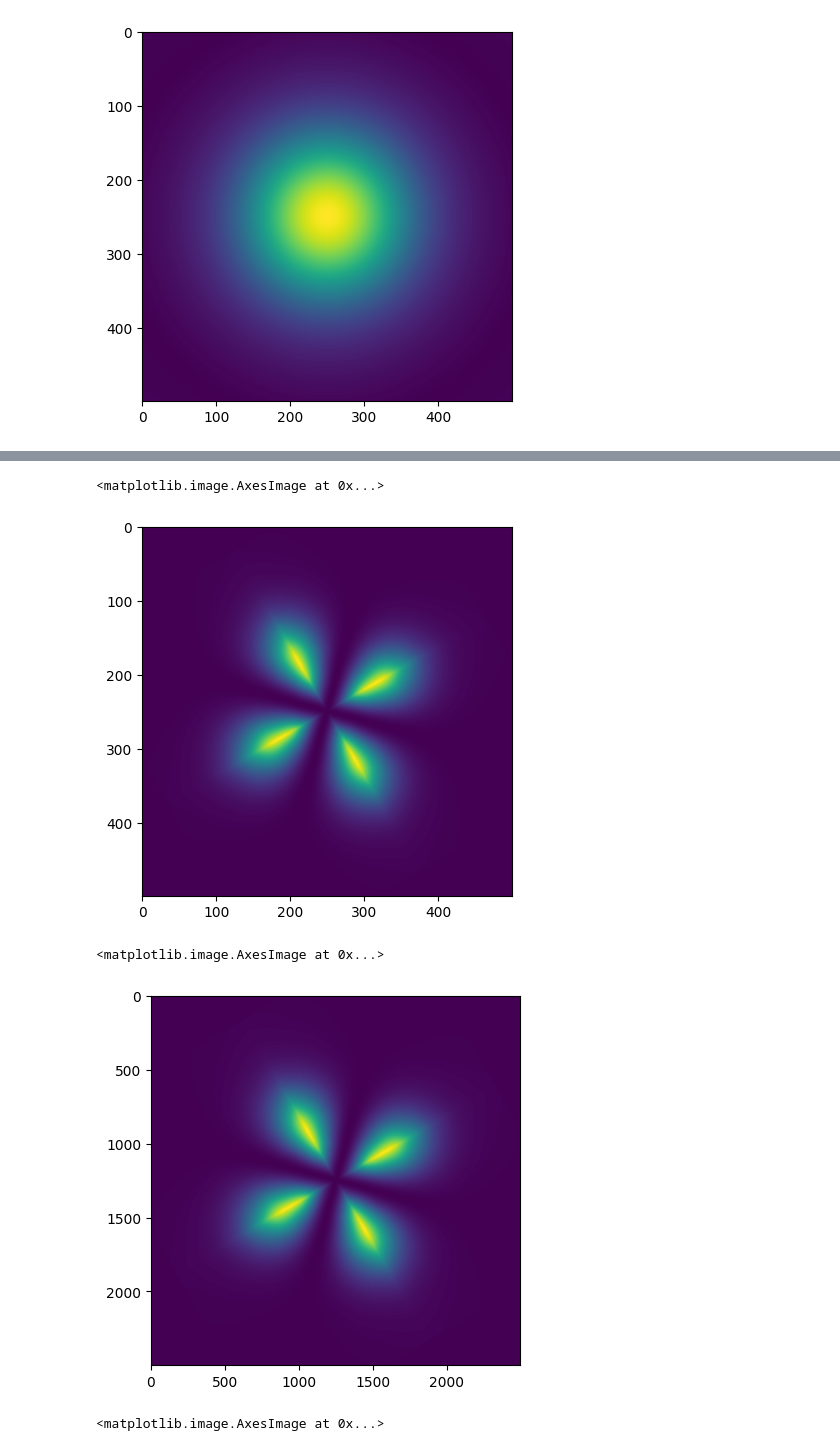
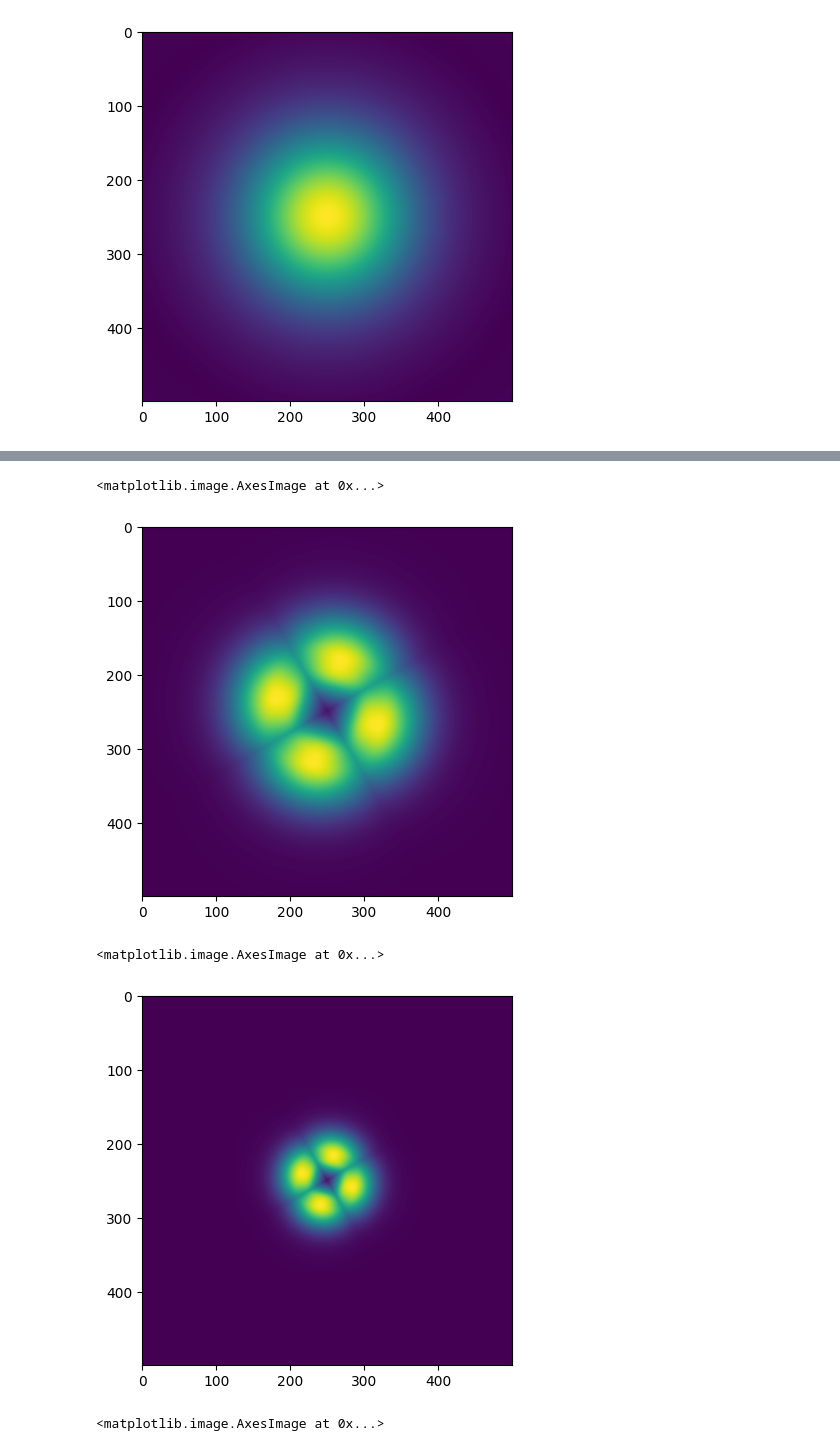
Before and after one commit to ethan-becker-fathom/fiber_modeling, a Jupyter notebook: Mode_Plotting.ipynb, the cells around one changed output, grey strips where cells are left out. Cells and saved outputs as stored; diff of their text form; code cells hidden in the pictures.

```diff
--- a/Mode_Plotting.ipynb
+++ b/Mode_Plotting.ipynb
@@ -13,7 +13,7 @@ from tkinter import filedialog
 import math
 import cv2
 # %%
-# file_path = Path('C:/Users/ethan/Fathom Radiant Dropbox/Engineering/Fiber/Simulation/Lumerical/TAF Fiber Modes only Farfield.txt')
+file_path = Path('TAF Fiber Modes only Farfield.csv')
 #
 # file_path
 
@@ -21,7 +21,7 @@ root = tk.Tk()
 root.withdraw()
 
 # ask the user to select a file
-file_path = filedialog.askopenfilename(filetypes=[('CSV files', '*.csv')])
+# file_path = filedialog.askopenfilename(filetypes=[('CSV files', '*.csv')])
 
 file_path
 # %% [output]
@@ -116,13 +116,13 @@ plt.imshow(farfield1_exact_Ex_power_pivot.values)
 def polar_to_rect(r, phi):
     return r * (np.cos(phi) + np.sin(phi) * 1j)
 # %%
-farfield1_power = 0
+farfield1_power = .2
 
 farfield3_power = .5
 farfield3_phase = 0
 
 farfield4_power = .5
-farfield4_phase = math.pi / 2
+farfield4_phase = 0
 
 farfield1_exact_Ex_power_pivot_complex = farfield1_exact_Ex_power_pivot.values * farfield1_power
 
@@ -195,4 +204,4 @@ rotate_45 = ndimage.rotate(result_image_1, 30, reshape=False)
 plt.imshow(rotate_45)
 # %% [output]
 <matplotlib.image.AxesImage at 0x...>
-[figure, old version]
+[figure, new version]
@@ -199,9 +252,10 @@ plt.imshow(rotate_45)
 # %%
-rotate_45_zoom = ndimage.zoom(rotate_45, 5)
+
+rotate_45_zoom = clipped_zoom(rotate_45, .5)
 plt.imshow(rotate_45_zoom)
 # %% [output]
 <matplotlib.image.AxesImage at 0x...>
-[figure, old version]
+[figure, new version]
 # %%
 full_image = np.zeros([4112, 3008])
 pad_x = full_image.shape[0] - rotate_45_zoom.shape[0]
```
Also changed, not shown: parts of 7 cells of this notebook, 3 other files.
